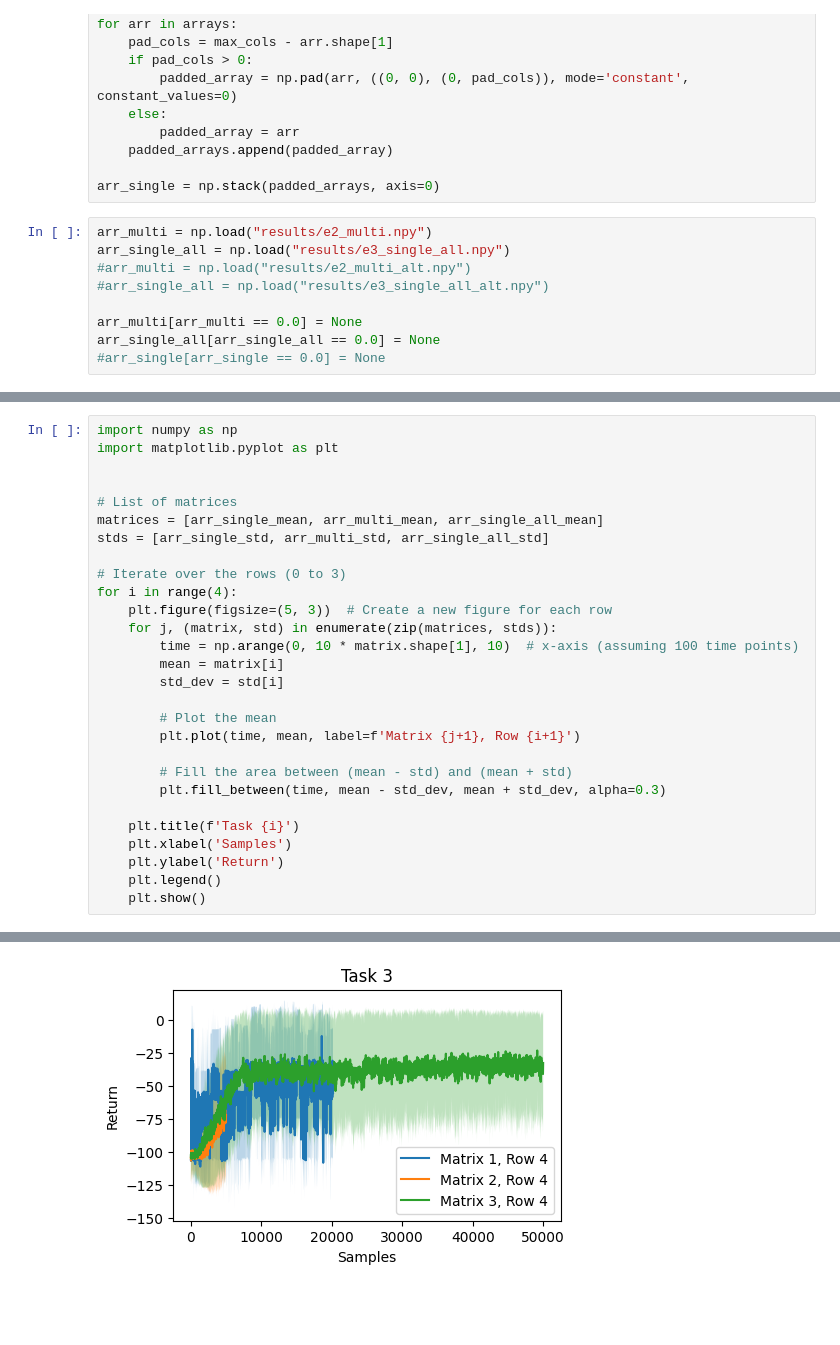
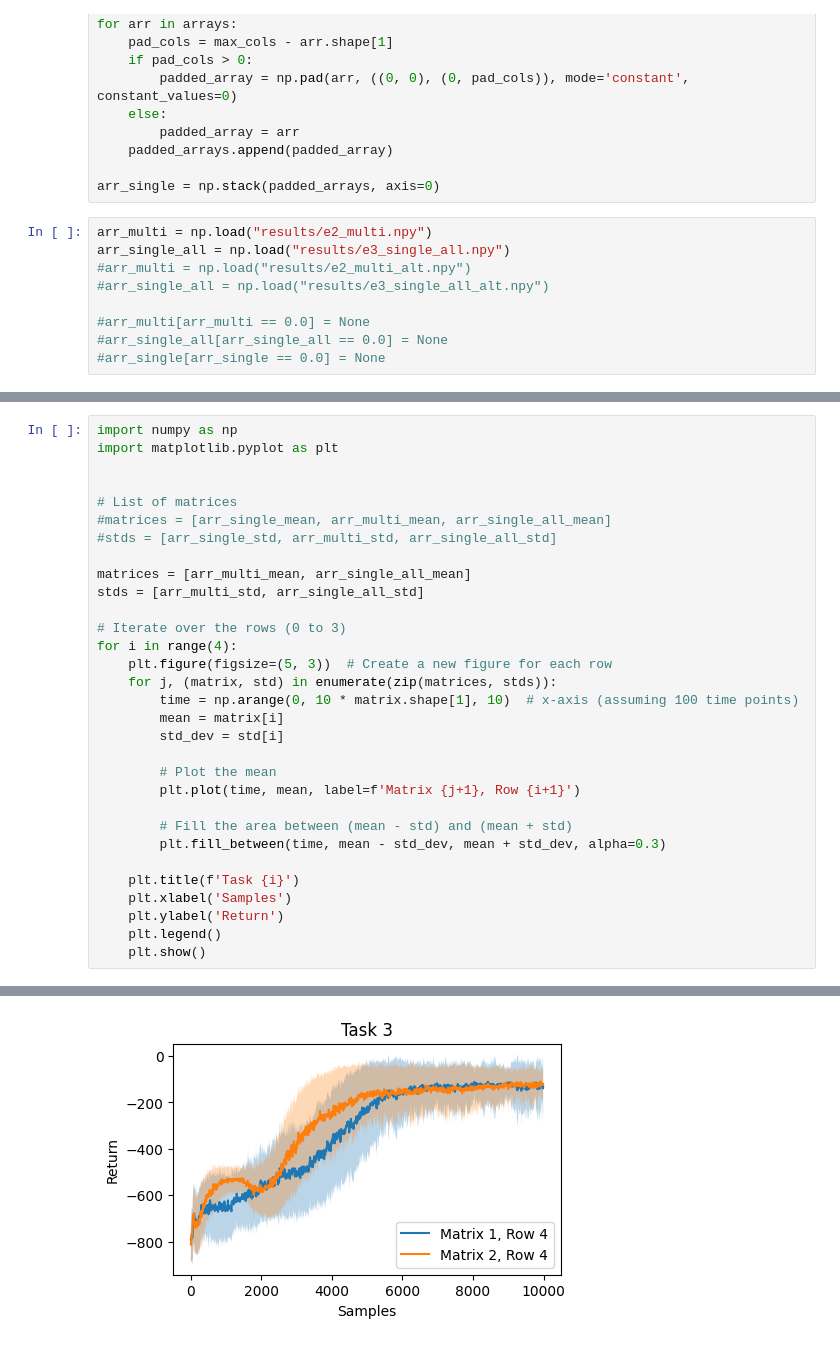
Before and after one commit to sergiorozada12/multi-task-lrrl, a Jupyter notebook: pendexp.ipynb, the cells around one changed output, grey strips where cells are left out. Saved outputs shown, nothing was run; the diff lists cells and outputs as text; blank space fills up the shorter version.

```diff
--- a/pendexp.ipynb
+++ b/pendexp.ipynb
@@ -556,7 +543,7 @@ arr_single_all = np.load("results/e3_single_all.npy")
 #arr_multi = np.load("results/e2_multi_alt.npy")
 #arr_single_all = np.load("results/e3_single_all_alt.npy")
 
-arr_multi[arr_multi == 0.0] = None
-arr_single_all[arr_single_all == 0.0] = None
+#arr_multi[arr_multi == 0.0] = None
+#arr_single_all[arr_single_all == 0.0] = None
 #arr_single[arr_single == 0.0] = None
 # %%
@@ -574,8 +561,11 @@ import matplotlib.pyplot as plt
 
 
 # List of matrices
-matrices = [arr_single_mean, arr_multi_mean, arr_single_all_mean]
-stds = [arr_single_std, arr_multi_std, arr_single_all_std]
+#matrices = [arr_single_mean, arr_multi_mean, arr_single_all_mean]
+#stds = [arr_single_std, arr_multi_std, arr_single_all_std]
+
+matrices = [arr_multi_mean, arr_single_all_mean]
+stds = [arr_multi_std, arr_single_all_std]
 
 # Iterate over the rows (0 to 3)
 for i in range(4):
@@ -603 +593 @@ for i in range(4):
-[figure, old version]
+[figure, new version]
```
Also changed, not shown: parts of 15 cells of this notebook, 4 other files.
